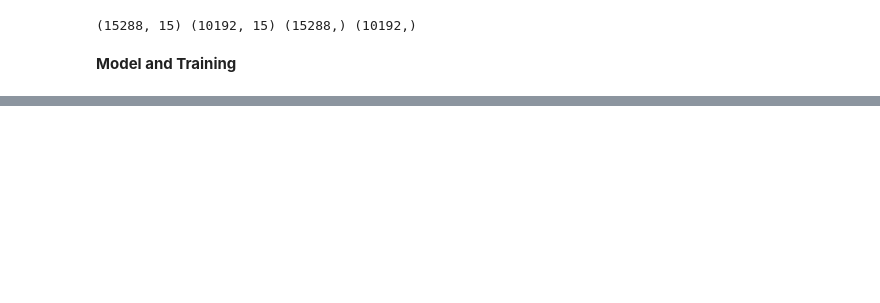
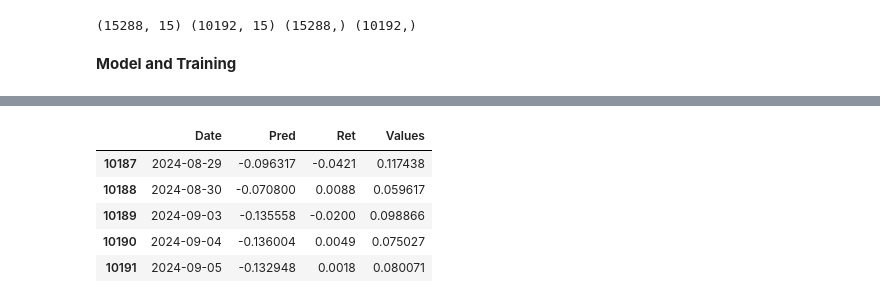
Before and after one commit to micahondiwa/ml_dl-in-finance, a Jupyter notebook: 0x07-linear_models_in_tensorflow/timing_factors_and_smart_beta_strategies_linear_models.ipynb, the cells around one changed output, grey strips where cells are left out. Saved outputs shown, nothing was run; the diff lists cells and outputs as text; code cells hidden in the pictures; blank space fills up the shorter version.

```diff
--- a/0x07-linear_models_in_tensorflow/timing_factors_and_smart_beta_strategies_linear_models.ipynb
+++ b/0x07-linear_models_in_tensorflow/timing_factors_and_smart_beta_strategies_linear_models.ipynb
@@ -144,0 +236,11 @@ y_test = scaler_output.transform(y_test)
+# %%
+df_predictions.Date = pd.to_datetime(df_predictions.Date, format="%YYYY-%mm-%dd")
+df = df_predictions
+df.tail()
+# %% [output]
+|  | Date | Pred | Ret | Values |
+| 10187 | 2024-08-29 | -0.096317 | -0.0421 | 0.117438 |
+| 10188 | 2024-08-30 | -0.070800 | 0.0088 | 0.059617 |
+| 10189 | 2024-09-03 | -0.135558 | -0.0200 | 0.098866 |
+| 10190 | 2024-09-04 | -0.136004 | 0.0049 | 0.075027 |
+| 10191 | 2024-09-05 | -0.132948 | 0.0018 | 0.080071 |
```
Also changed, not shown: parts of 15 cells of this notebook.
